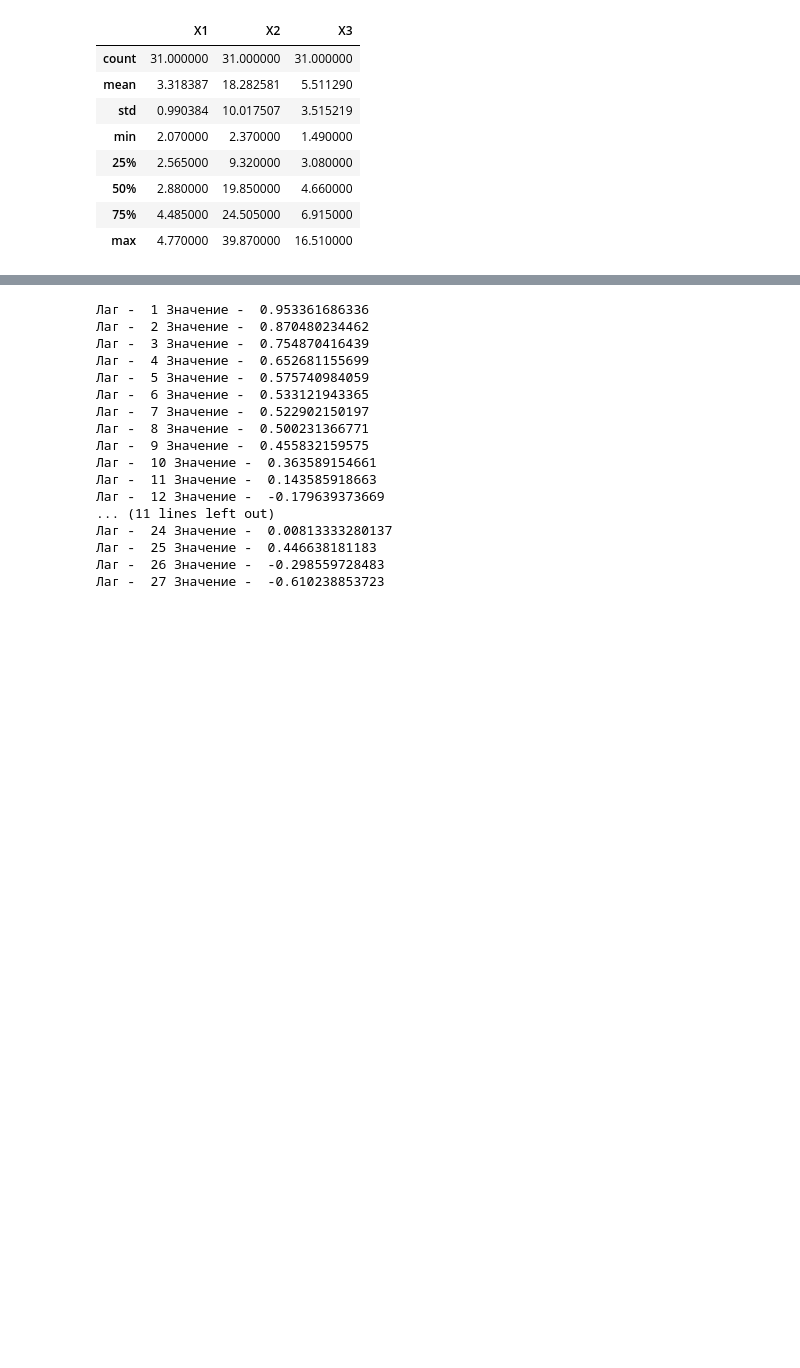
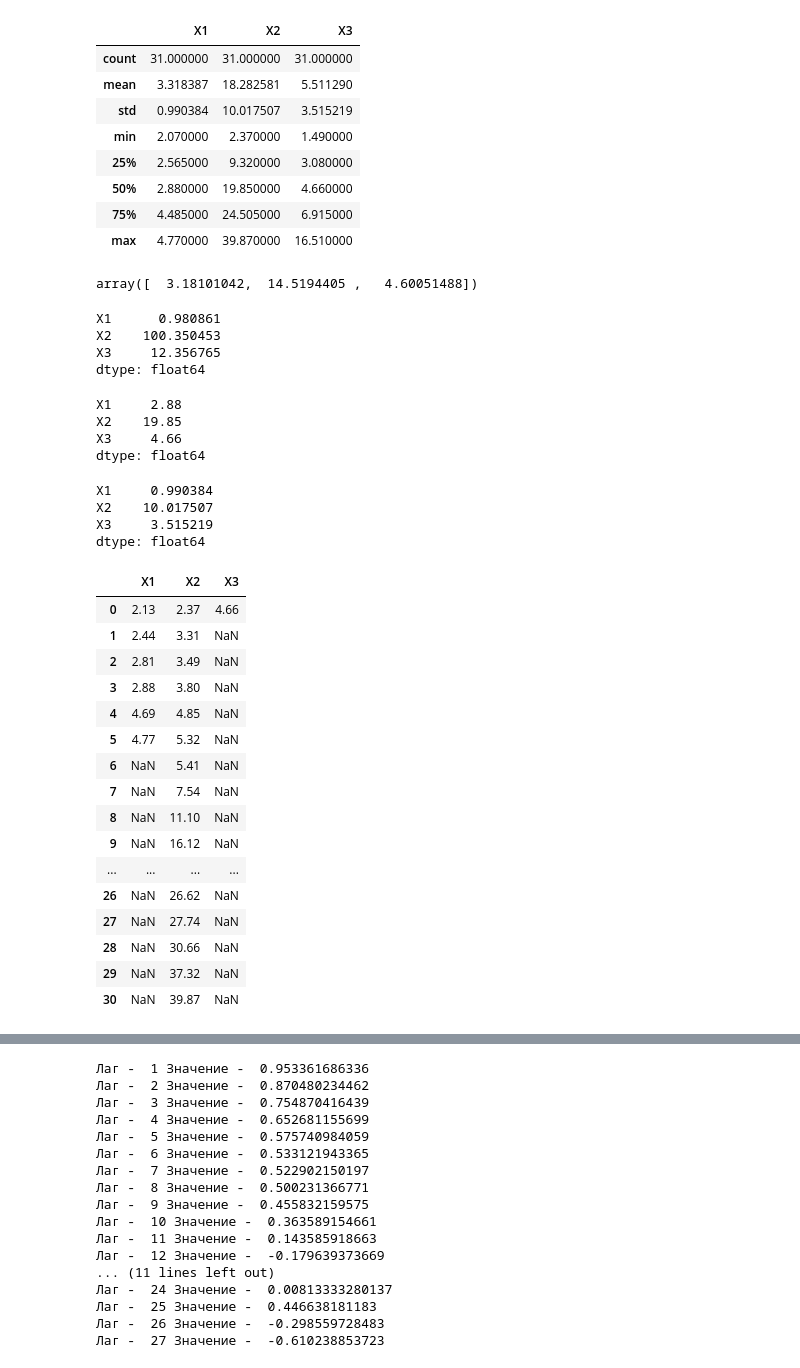
Before and after one commit to aferno/python-analysis, a Jupyter notebook: stat2.ipynb, the cells around one changed output, grey strips where cells are left out. Saved outputs shown, nothing was run; the diff lists cells and outputs as text; code cells hidden in the pictures; blank space fills up the shorter version.

```diff
--- a/stat2.ipynb
+++ b/stat2.ipynb
@@ -38,3 +39,49 @@ df.describe()
 | 50% | 2.880000 | 19.850000 | 4.660000 |
 | 75% | 4.485000 | 24.505000 | 6.915000 |
 | max | 4.770000 | 39.870000 | 16.510000 |
+# %%
+stats.gmean(df.iloc[:,0:3],axis=0)
+# %% [output]
+array([  3.18101042,  14.5194405 ,   4.60051488])
+# %%
+print(df.var())
+#df.plot.scatter(x='X2', y='X1', c='X3', colormap='viridis')
+# %% [output]
+X1      0.980861
+X2    100.350453
+X3     12.356765
+dtype: float64
+# %%
+df.median()
+# %% [output]
+X1     2.88
+X2    19.85
+X3     4.66
+dtype: float64
+# %%
+df.std()
+# %% [output]
+X1     0.990384
+X2    10.017507
+X3     3.515219
+dtype: float64
+# %%
+df.mode()
+# %% [output]
+|  | X1 | X2 | X3 |
+| 0 | 2.13 | 2.37 | 4.66 |
+| 1 | 2.44 | 3.31 | NaN |
+| 2 | 2.81 | 3.49 | NaN |
+| 3 | 2.88 | 3.80 | NaN |
+| 4 | 4.69 | 4.85 | NaN |
+| 5 | 4.77 | 5.32 | NaN |
+| 6 | NaN | 5.41 | NaN |
+| 7 | NaN | 7.54 | NaN |
+| 8 | NaN | 11.10 | NaN |
+| 9 | NaN | 16.12 | NaN |
+| ... | ... | ... | ... |
+| 26 | NaN | 26.62 | NaN |
+| 27 | NaN | 27.74 | NaN |
+| 28 | NaN | 30.66 | NaN |
+| 29 | NaN | 37.32 | NaN |
+| 30 | NaN | 39.87 | NaN |
```
Also changed, not shown: parts of 6 cells of this notebook.
